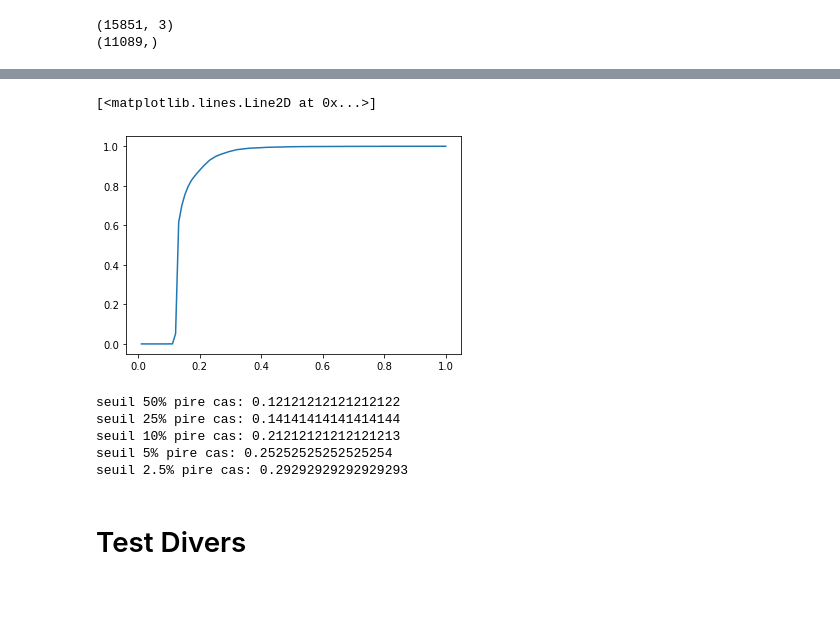
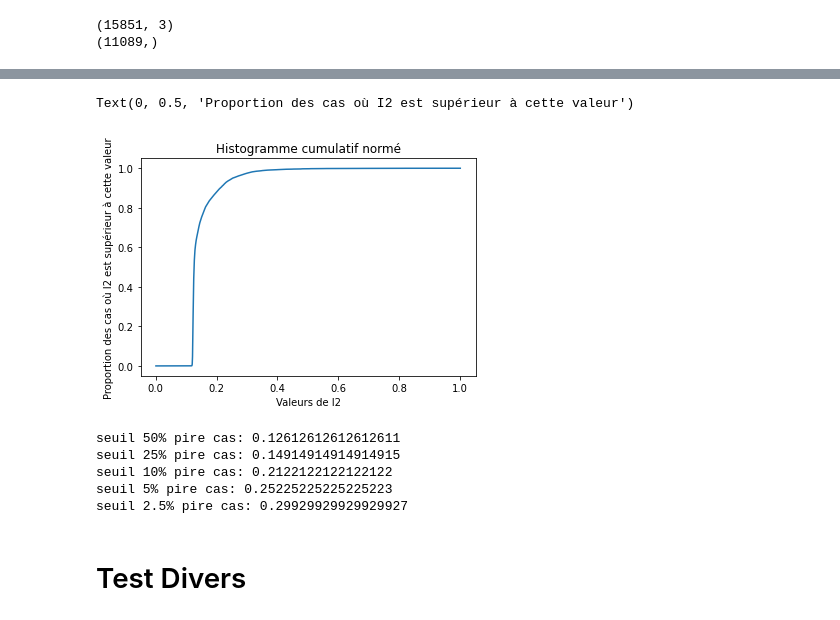
Before and after one commit to ArthurAmmeux/TAMAGI, a Jupyter notebook: GNSS.ipynb, the cells around one changed output, grey strips where cells are left out. Saved outputs shown, nothing was run; the diff lists cells and outputs as text; code cells hidden in the pictures.

```diff
--- a/GNSS.ipynb
+++ b/GNSS.ipynb
@@ -597,4 +744,9 @@ a = plt.hist(indices, bins=np.linspace(0,1,100))
 # %%
+"""Ce qui nous intéresse dans notre cas c'est l'histogramme cumulatif normé qui nous permet de voir
+quand on est dans les cas typiques ou vraiment dans les pires cas
+"""
+
+
 hist = np.array(a[0])
 bins = np.array(a[1])
 
@@ -606,12 +758,22 @@ for i in range(len(hist)):
     cumul_hist[i] = S
 
 cumul_hist_norm = cumul_hist/sum(hist)
-
-plt.plot(bins[1:], cumul_hist_norm)
-# %% [output]
-[<matplotlib.lines.Line2D at 0x...>]
-[figure, removed]
+# %%
+
+
+plt.plot(bins[1:], cumul_hist_norm)
+plt.title('Histogramme cumulatif normé')
+plt.xlabel('Valeurs de I2')
+plt.ylabel('Proportion des cas où I2 est supérieur à cette valeur')
+# %% [output]
+Text(0, 0.5, 'Proportion des cas où I2 est supérieur à cette valeur')
+[figure, added]
 # %%
+"""
+Permet d'afficher simplement et explicitement les seuils qui vont être réutilisés dans la fonction recalibration
+"""
+
+
 idx50 = np.where(cumul_hist_norm >= 0.5)[0][0]
 idx75 = np.where(cumul_hist_norm >= 0.75)[0][0]
 idx90 = np.where(cumul_hist_norm >= 0.90)[0][0]
@@ -624,11 +786,11 @@ print("seuil 10% pire cas:", bins[idx90])
 print("seuil 5% pire cas:", bins[idx95])
 print("seuil 2.5% pire cas:", bins[idx97])
 # %% [output]
-seuil 50% pire cas: 0.12121212121212122
-seuil 25% pire cas: 0.14141414141414144
-seuil 10% pire cas: 0.21212121212121213
-seuil 5% pire cas: 0.25252525252525254
-seuil 2.5% pire cas: 0.29292929292929293
+seuil 50% pire cas: 0.12612612612612611
+seuil 25% pire cas: 0.14914914914914915
+seuil 10% pire cas: 0.2122122122122122
+seuil 5% pire cas: 0.25225225225225223
+seuil 2.5% pire cas: 0.29929929929929927
 # %% [markdown]
 # Test Divers
 # %%
```
Also changed, not shown: parts of 14 cells of this notebook.
